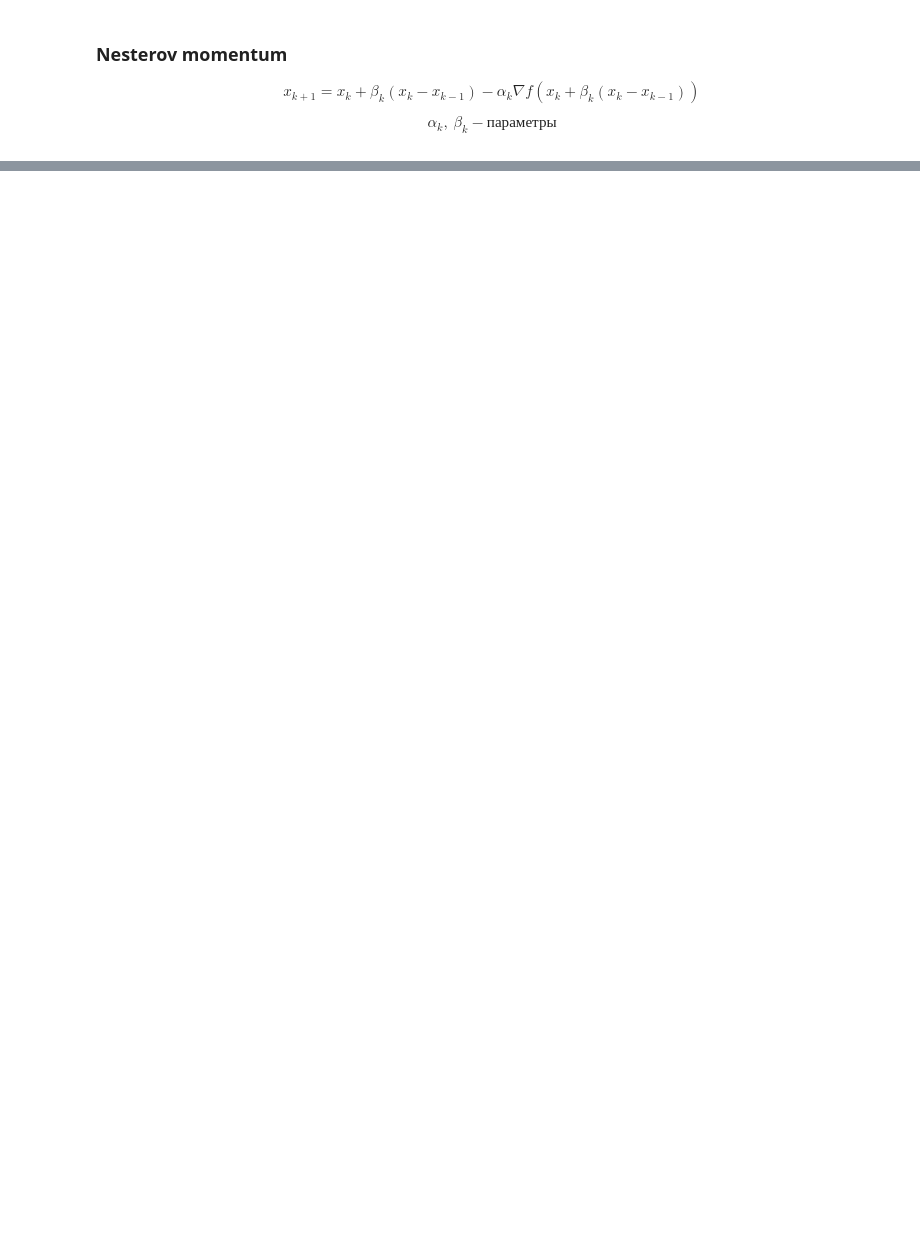
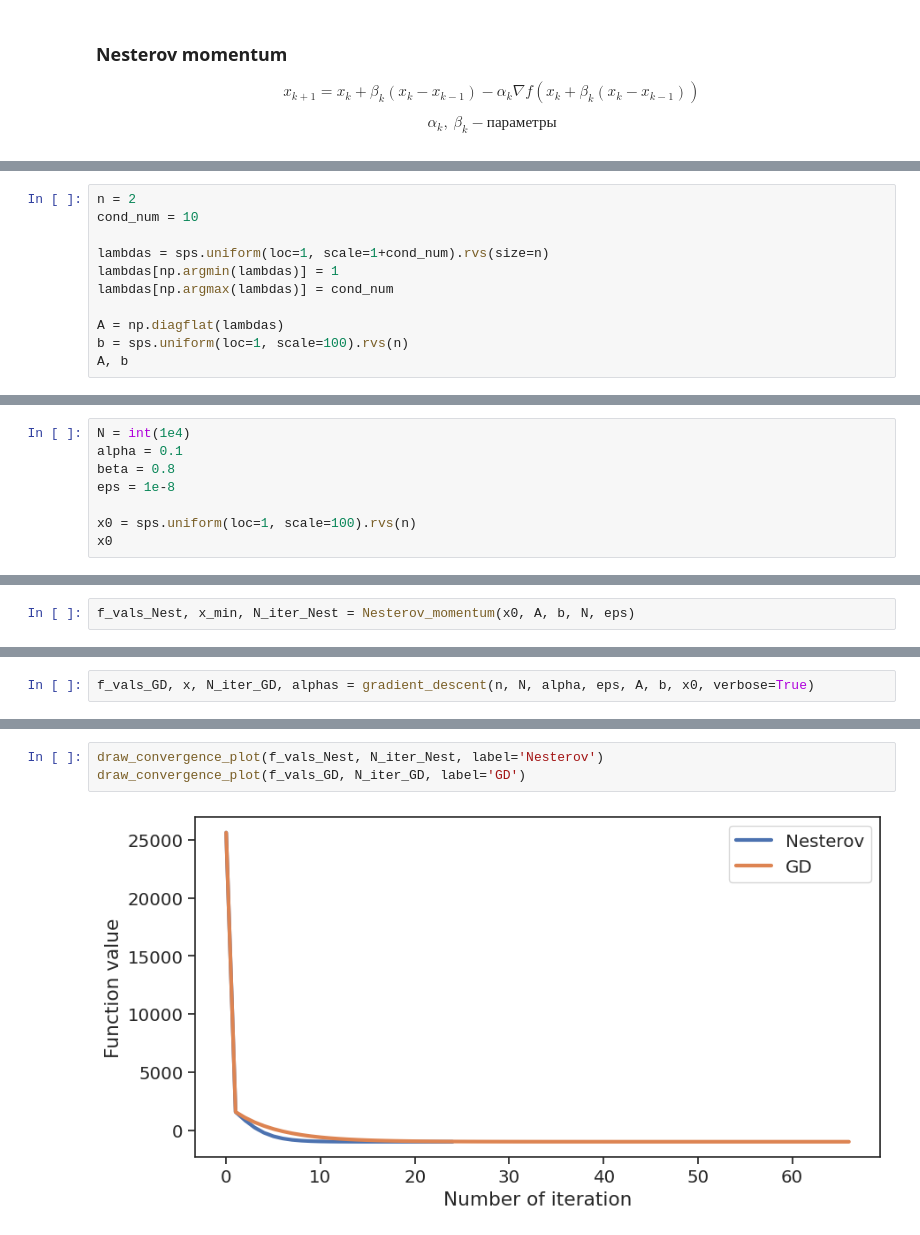
Before and after one commit to adusachev/Optimization-methods, a Jupyter notebook: opt_methods.ipynb, the cells around one changed output, grey strips where cells are left out. Saved outputs shown, nothing was run; the diff lists cells and outputs as text; blank space fills up the shorter version.

Commit message:
Nesterov and HB experiments

```diff
--- a/opt_methods.ipynb
+++ b/opt_methods.ipynb
@@ -756,0 +732,11 @@ draw_convergence_plot(f_vals, N_iterations)
+# %%
+n = 2
+cond_num = 10
+
+lambdas = sps.uniform(loc=1, scale=1+cond_num).rvs(size=n)
+lambdas[np.argmin(lambdas)] = 1
+lambdas[np.argmax(lambdas)] = cond_num
+
+A = np.diagflat(lambdas)
+b = sps.uniform(loc=1, scale=100).rvs(n)
+A, b
@@ -756,0 +747,8 @@ draw_convergence_plot(f_vals, N_iterations)
+# %%
+N = int(1e4)
+alpha = 0.1
+beta = 0.8
+eps = 1e-8
+
+x0 = sps.uniform(loc=1, scale=100).rvs(n)
+x0
@@ -756,0 +759,2 @@ draw_convergence_plot(f_vals, N_iterations)
+# %%
+f_vals_Nest, x_min, N_iter_Nest = Nesterov_momentum(x0, A, b, N, eps)
@@ -756,0 +763,2 @@ draw_convergence_plot(f_vals, N_iterations)
+# %%
+f_vals_GD, x, N_iter_GD, alphas = gradient_descent(n, N, alpha, eps, A, b, x0, verbose=True)
@@ -756,0 +782,5 @@ draw_convergence_plot(f_vals, N_iterations)
+# %%
+draw_convergence_plot(f_vals_Nest, N_iter_Nest, label='Nesterov')
+draw_convergence_plot(f_vals_GD, N_iter_GD, label='GD')
+# %% [output]
+[figure, added]
```
Also changed, not shown: parts of 62 cells of this notebook.
